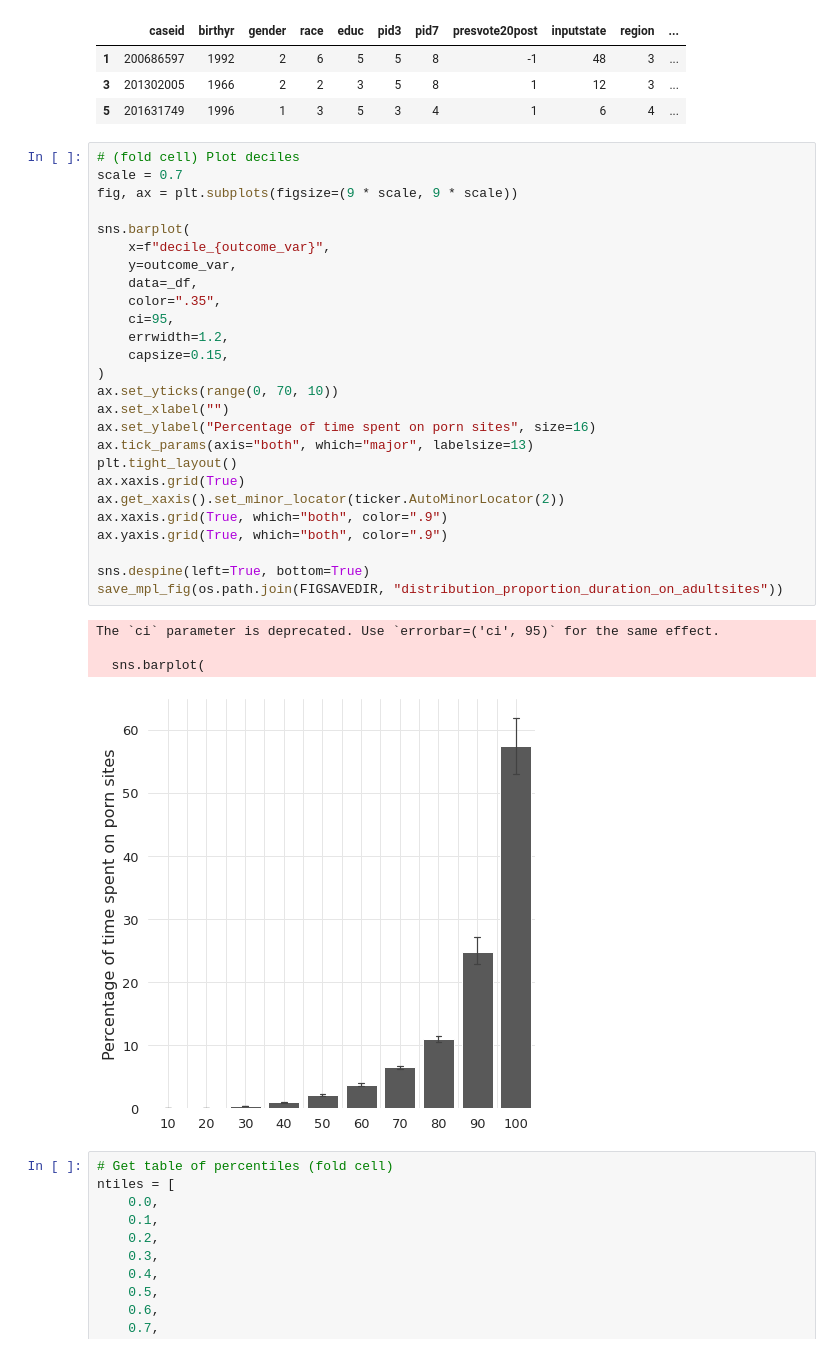
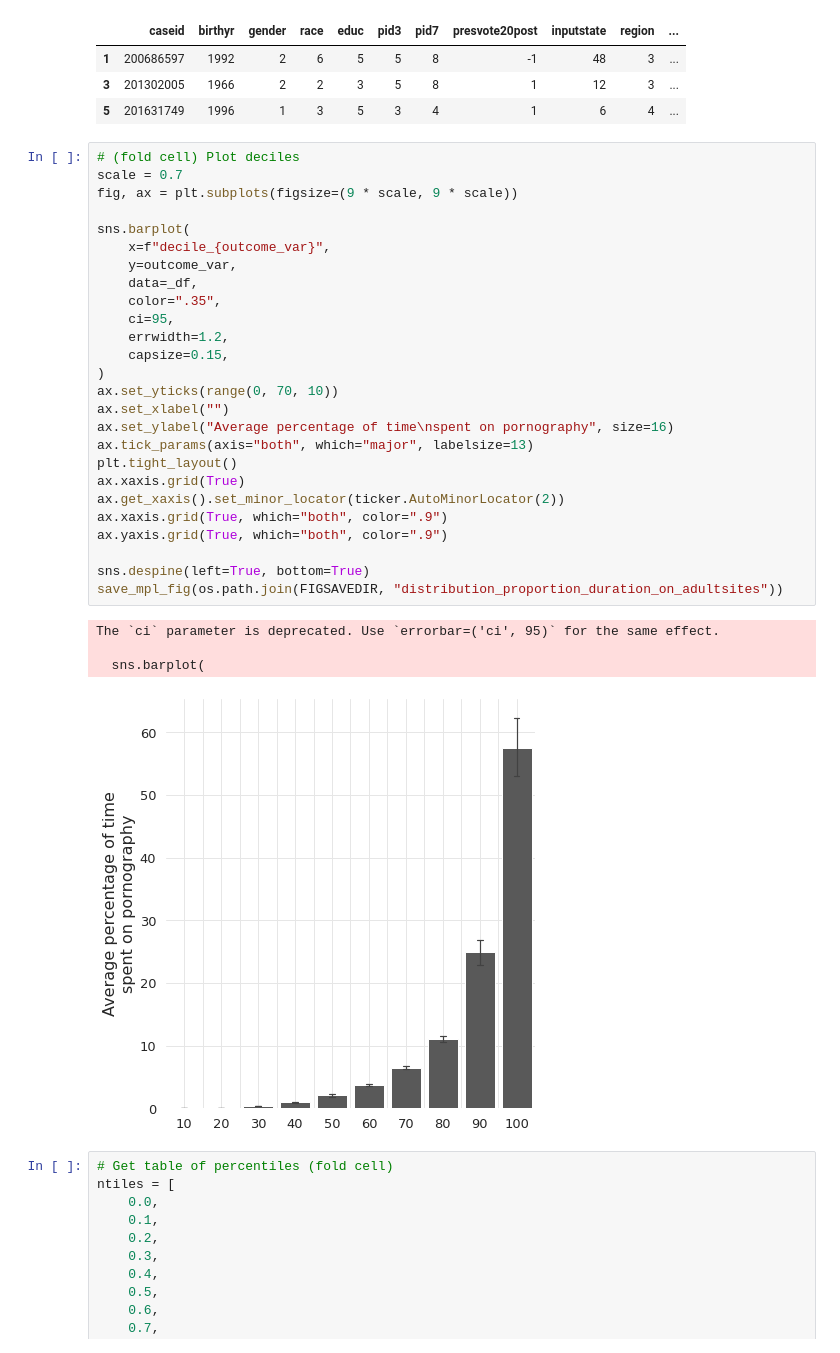
Before and after one commit to soodoku/adult, a Jupyter notebook: scripts/20_duration_on_adultsites.ipynb, the cells around one changed output. Drawn from its saved outputs; the diff is of its cells as text.

Commit message:
Fix decile chart labels

```diff
--- a/scripts/20_duration_on_adultsites.ipynb
+++ b/scripts/20_duration_on_adultsites.ipynb
@@ -520,34 +520,34 @@ N = 353
 # %%
 # (fold cell) Plot deciles
 scale = 0.7
 fig, ax = plt.subplots(figsize=(9 * scale, 9 * scale))
 
 sns.barplot(
     x=f"decile_{outcome_var}",
     y=outcome_var,
     data=_df,
     color=".35",
     ci=95,
     errwidth=1.2,
     capsize=0.15,
 )
 ax.set_yticks(range(0, 70, 10))
 ax.set_xlabel("")
-ax.set_ylabel("Percentage of time spent on porn sites", size=16)
+ax.set_ylabel("Average percentage of time\nspent on pornography", size=16)
 ax.tick_params(axis="both", which="major", labelsize=13)
 plt.tight_layout()
 ax.xaxis.grid(True)
 ax.get_xaxis().set_minor_locator(ticker.AutoMinorLocator(2))
 ax.xaxis.grid(True, which="both", color=".9")
 ax.yaxis.grid(True, which="both", color=".9")
 
 sns.despine(left=True, bottom=True)
 save_mpl_fig(os.path.join(FIGSAVEDIR, "distribution_proportion_duration_on_adultsites"))
 # %% [output]
 The `ci` parameter is deprecated. Use `errorbar=('ci', 95)` for the same effect.
 
   sns.barplot(
-[figure, old version]
+[figure, new version]
 # %%
 # Get table of percentiles (fold cell)
 ntiles = [
```
Also changed, not shown: parts of 3 cells of this notebook, 17 other files.
